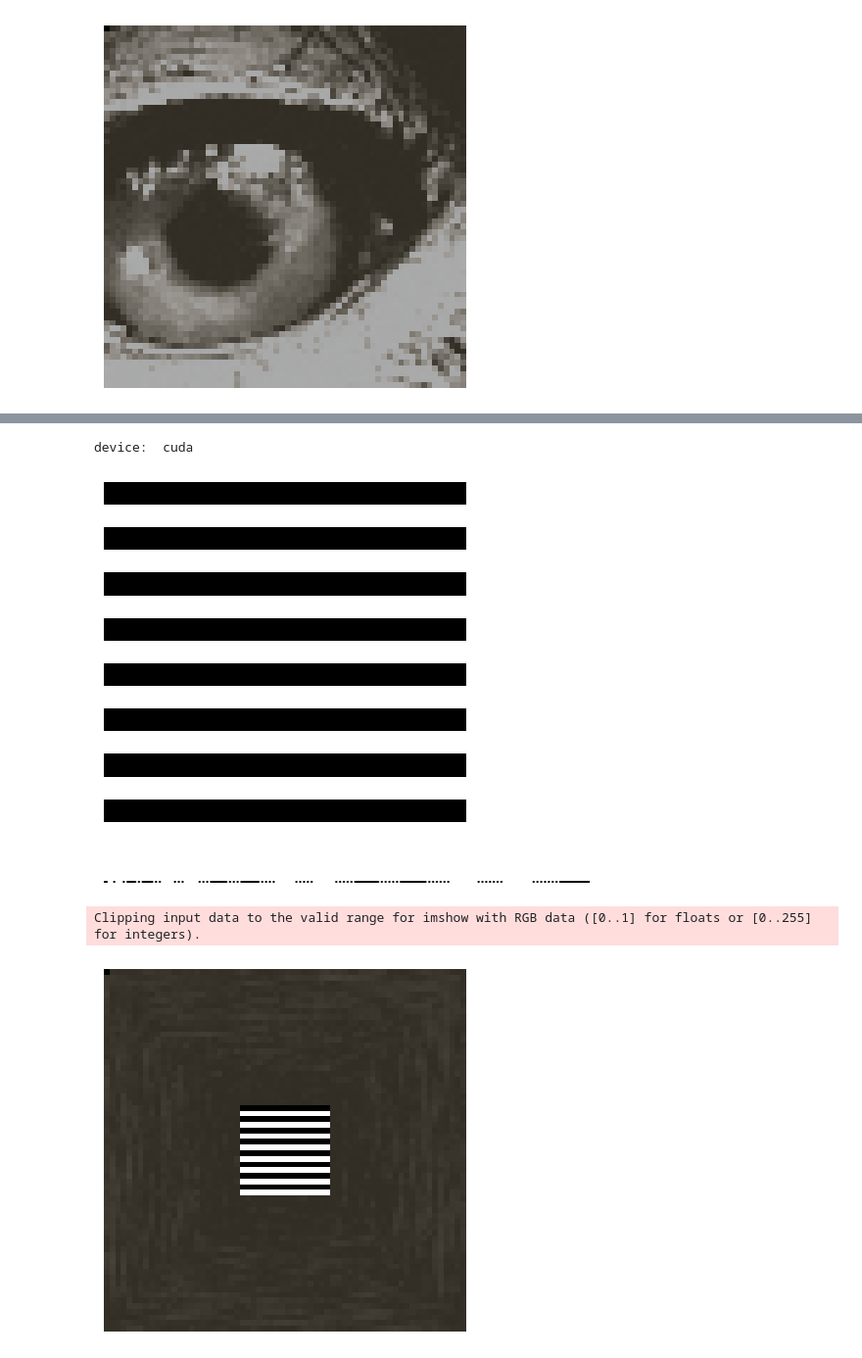
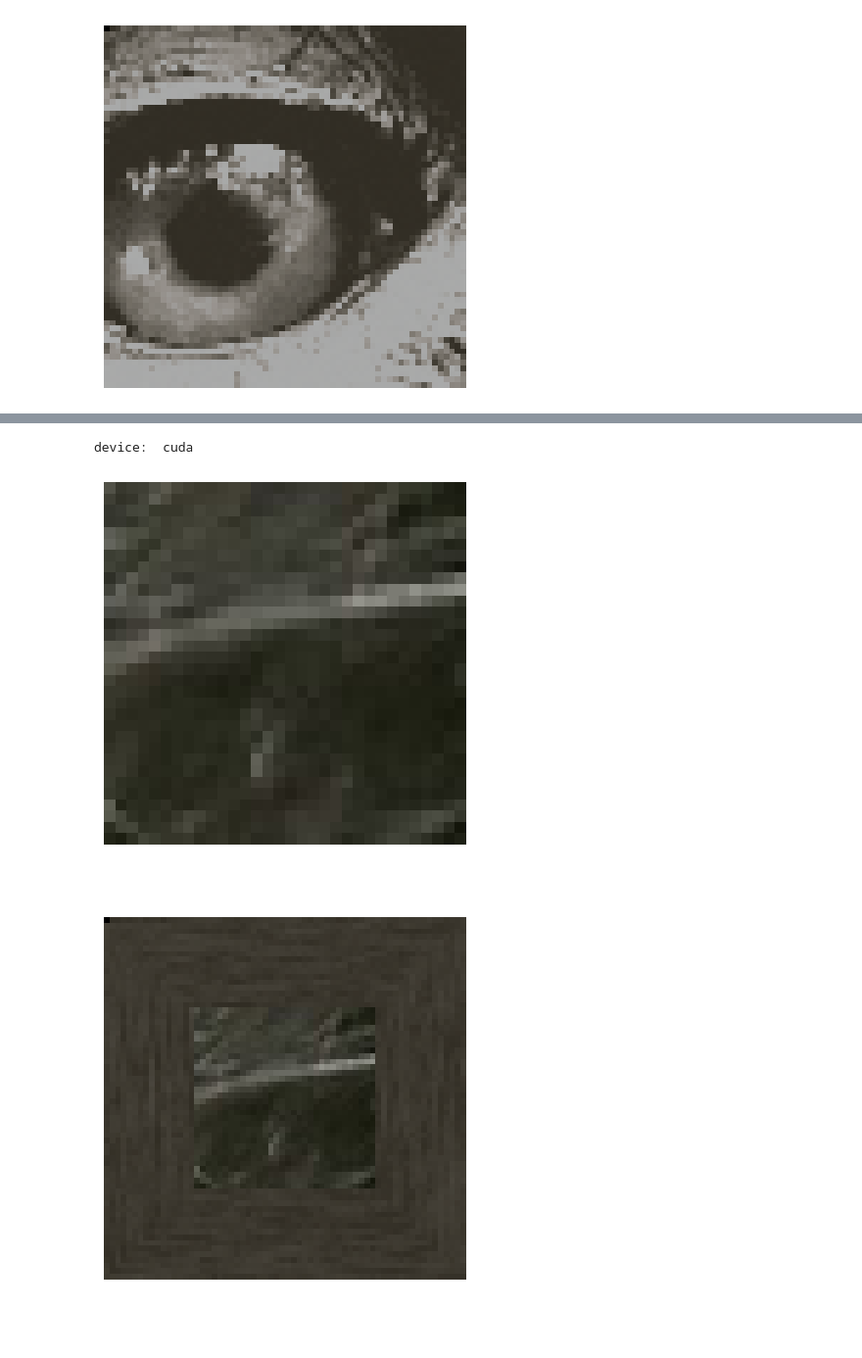
Before and after one commit to DennisGoss99/MasterThesis, a Jupyter notebook: code/models/spiralModel/spiralModelTest5.0.0.1.ipynb, the cells around one changed output, grey strips where cells are left out. Shown at 98% size. Saved outputs shown, nothing was run; the diff lists cells and outputs as text; code cells hidden in the pictures; blank space fills up the shorter version.

```diff
--- a/code/models/spiralModel/spiralModelTest5.0.0.1.ipynb
+++ b/code/models/spiralModel/spiralModelTest5.0.0.1.ipynb
@@ -312,7 +312,7 @@ with torch.no_grad():
 
 
     # m = torch.load(model_saveFile(0)).to(device)
-    m = torch.load(r"C:\Users\Dennis\Desktop\model_5.0.0.2\model5.0.0.2_bigData_FloorEP0.pth").to(device)
+    m = torch.load(r"C:\Users\Dennis\Desktop\Pro\MasterThesis\code\models\spiralModel\tempModel\modelpretrain5.0.0.4_AllData_FloorEP2.pth").to(device)
 
     size = 64
     block_size = size * size - 1
@@ -453,61 +538,64 @@ with torch.no_grad():
     max_new_tokens = size * size
 
 
-    zebra_tensor_size = 16
+    img_tensor_size = 32
 
-    zebra_tensor = torch.zeros((1, 3, zebra_tensor_size, zebra_tensor_size), device=device)
+    image_path = "../../../resources/genImges/genApeTestPic.jpg"
+    img = Image.open(image_path)
 
-    for row in range(zebra_tensor.shape[2]):
-        if row % 2 != 0:
-            zebra_tensor[:, :, row, :] = 255  # White
+    transform = transforms.Compose([
+        transforms.RandomCrop((img_tensor_size, img_tensor_size)),
+        transforms.ToTensor(),
+    ])
+
+    img = transform(img)
+    img_tensor = img.to(device)
+    img_tensor = img_tensor[:3,:,:].unsqueeze(dim=0) # Remove alpha channel
 
     # Displaying the tensor as an image
-    plt.imshow(rearrange(zebra_tensor, '1 c h w -> h w c').cpu().detach().numpy().astype('int'))
+    plt.imshow(rearrange(img_tensor *255, '1 c h w -> h w c').cpu().detach().numpy().astype('int'))
     plt.axis('off')  # Turn off axis numbers
     plt.show()
 
     # m = torch.load(model_saveFile(0)).to(device)
     m = torch.load(r"C:\Users\Dennis\Desktop\model_5.0.0.2\model5.0.0.2_bigData_FloorEP0.pth").to(device)
 
-    zebra_tensor_spiral_indices = torch.tensor(create_spiral(zebra_tensor_size))
+    img_tensor_spiral_indices = torch.tensor(create_spiral(img_tensor_size))
 
+    x, y = get_batch(img_tensor, img_tensor_spiral_indices)
 
-    zebra_tensor = zebra_tensor
-    x, y = get_batch(zebra_tensor, zebra_tensor_spiral_indices)
-
-    plt.imshow(rearrange(x, '1 w c -> 1 w c').cpu().detach().numpy().astype('int'))
+    plt.imshow(rearrange(x * 255, '1 w c -> 1 w c').cpu().detach().numpy().astype('int'))
     plt.axis('off')  # Turn off axis numbers
     plt.show()
 
 
     idx = x
 
-    for _ in range(max_new_tokens -1 - (zebra_tensor_size*zebra_tensor_size)):
+    for _ in range(max_new_tokens -1 - (img_tensor_size*img_tensor_size)):
         idx_cond = idx[:, -block_size:]
 
         logits, _ = m(idx_cond)
         idx_next = logits[:, -1, :].unsqueeze(1)
         idx = torch.cat((idx, idx_next), dim=1) # (B, T+1)
 
 
 
     positions_in_spiral = torch.argsort(spiral_indices.flatten())
 
     reconstructed_tensor_efficient = torch.zeros((3,size*size), device=device)
 
     idx = torch.cat((idx, torch.zeros(1,1,3, device=device)), dim=1)
     reconstructed_tensor_efficient[:,positions_in_spiral] = rearrange(idx, '1 h c -> c h')
 
     # Rückumwandlung in 8x8 Format
     reconstructed_tensor_efficient = reconstructed_tensor_efficient.view(3,size, size)
 
 
     plt.imshow(rearrange(reconstructed_tensor_efficient, 'c h w -> h w c').cpu().detach().numpy())
     plt.axis('off')
     plt.show()
 # %% [output]
 device:  cuda
-[figure, old version]
+[figure, new version]
-[figure, old version]
+[figure, new version]
-Clipping input data to the valid range for imshow with RGB data ([0..1] for floats or [0..255] for integers).
-[figure, old version]
+[figure, new version]
```
Also changed, not shown: parts of 2 cells of this notebook, 2 other files.
